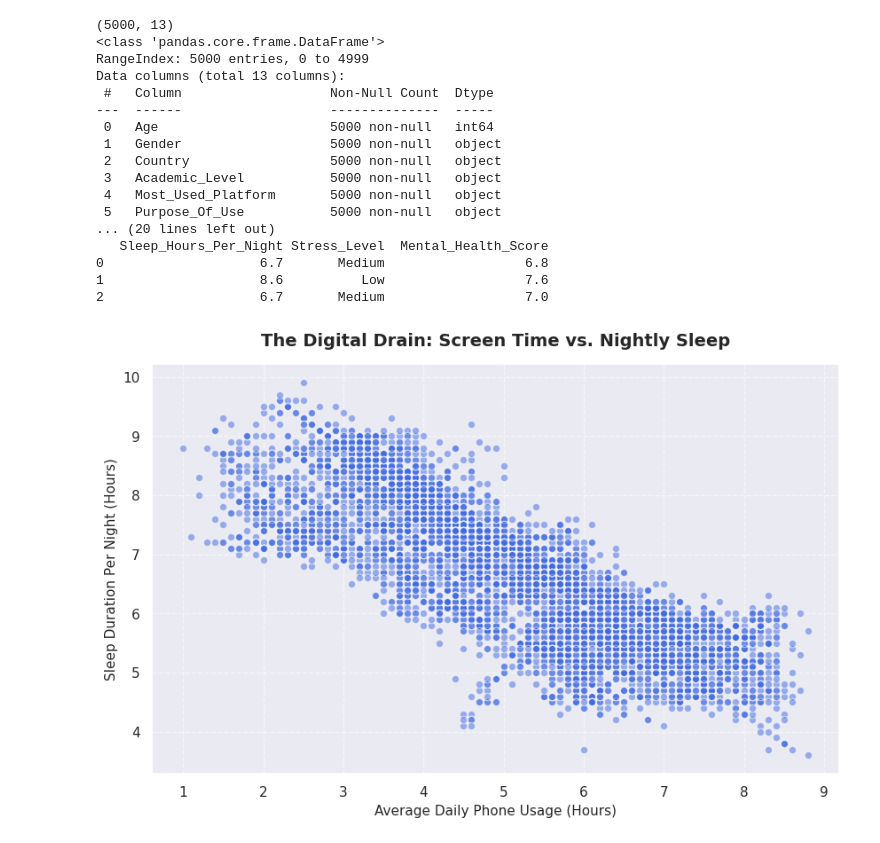
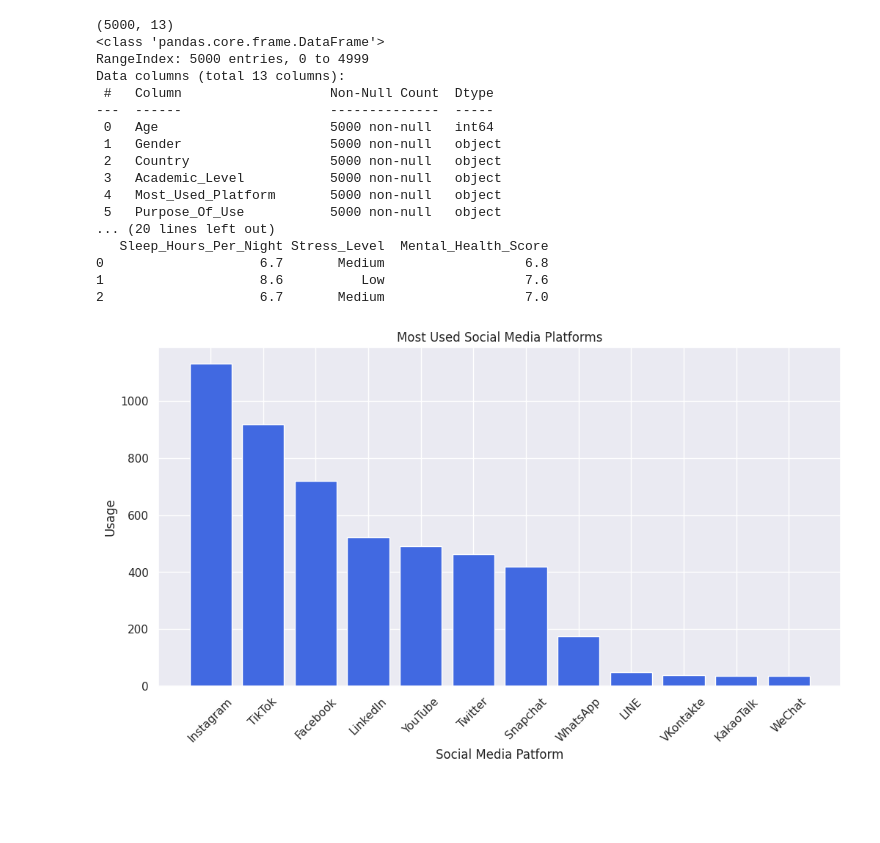
Before and after one commit to sudoAdarsh/Social-Media-Mental-Health-EDA, a Jupyter notebook: Social_Media_Mental_Health_EDA.ipynb, the cells around one changed output. Saved outputs shown, nothing was run; the diff lists cells and outputs as text; code cells hidden in the pictures; blank space fills up the shorter version.

Commit message:
Bar Graph of Most Used Social Media Platform

```diff
--- a/Social_Media_Mental_Health_EDA.ipynb
+++ b/Social_Media_Mental_Health_EDA.ipynb
@@ -47,23 +48,23 @@ Data columns (total 13 columns):
 0                    6.7       Medium                  6.8
 1                    8.6          Low                  7.6
 2                    6.7       Medium                  7.0
-# %%
-fig, ax = plt.subplots(figsize=(10, 6))
-
-ax.scatter(
-    x = df['Avg_Daily_Usage_Hours'],
-    y = df["Sleep_Hours_Per_Night"],
-    alpha = 0.5,
-    color = "royalblue",
-    edgecolor = "white",
-)
-
-ax.set_title("The Digital Drain: Screen Time vs. Nightly Sleep", fontsize=14, fontweight='bold', pad=15)
-ax.set_xlabel("Average Daily Phone Usage (Hours)", fontsize=11)
-ax.set_ylabel("Sleep Duration Per Night (Hours)", fontsize=11)
-
-ax.grid(True, linestyle="--", alpha=0.6)
-
-plt.show()
-# %% [output]
-[figure, removed]
+# %%
+platform_counts = df['Most_Used_Platform'].value_counts()
+
+x_data = platform_counts.index
+y_data = platform_counts.values
+
+fig, ax = plt.subplots(figsize=(12, 6))
+
+ax.bar(x_data, y_data, color="royalblue", edgecolor="white")
+
+ax.set_title("Most Used Social Media Platforms")
+ax.set_xlabel("Social Media Patform")
+ax.set_ylabel("Usage")
+
+ax.tick_params(axis='x', rotation=45)
+
+
+plt.show()
+# %% [output]
+[figure, added]
```
Also changed, not shown: parts of 2 cells of this notebook.
